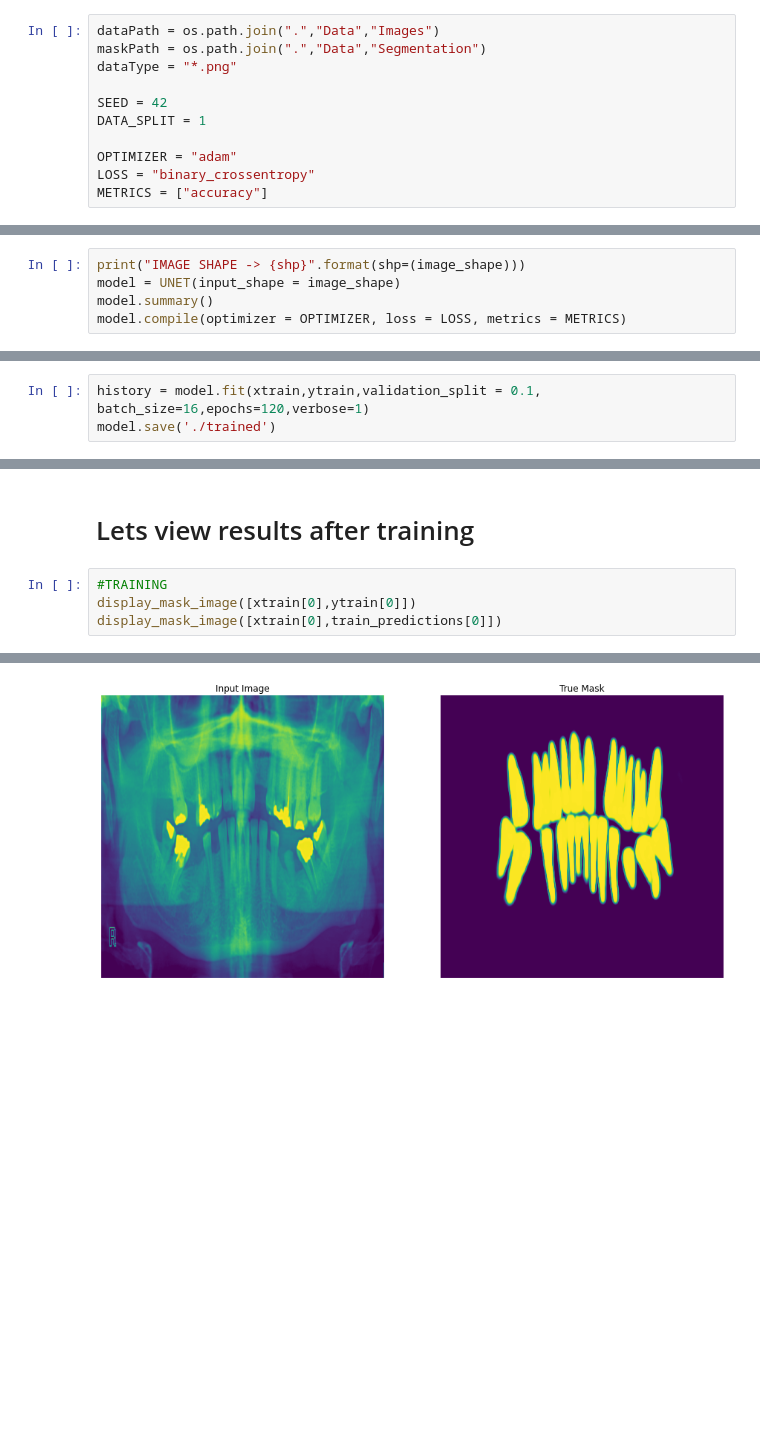
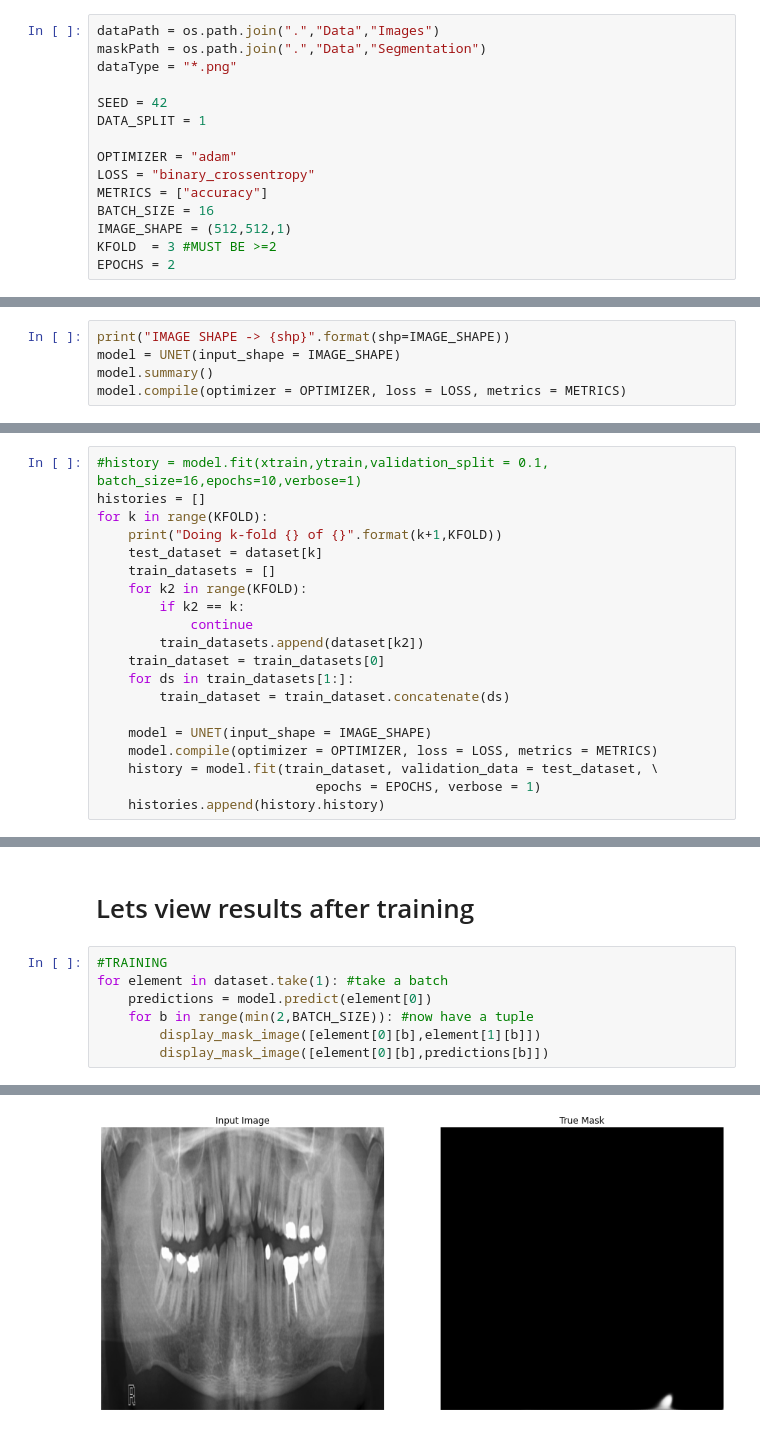
Before and after one commit to akurlej/DentalML, a Jupyter notebook: Example.ipynb, the cells around one changed output, grey strips where cells are left out. Drawn from its saved outputs; the diff is of its cells as text; blank space fills up the shorter version.

Commit message:
updates to training & image augmentation

```diff
--- a/Example.ipynb
+++ b/Example.ipynb
@@ -18,6 +18,10 @@ DATA_SPLIT = 1
 OPTIMIZER = "adam"
 LOSS = "binary_crossentropy"
 METRICS = ["accuracy"]
+BATCH_SIZE = 16
+IMAGE_SHAPE = (512,512,1)
+KFOLD  = 3 #MUST BE >=2
+EPOCHS = 2
 # %%
 if not os.path.isdir(dataPath) or not os.path.isdir(maskPath):
     #untar the data if it hasnt been
@@ -48,6 +53,6 @@ Metal device set to: Apple M1 Pro
 # %%
-print("IMAGE SHAPE -> {shp}".format(shp=(image_shape)))
-model = UNET(input_shape = image_shape)
+print("IMAGE SHAPE -> {shp}".format(shp=IMAGE_SHAPE))
+model = UNET(input_shape = IMAGE_SHAPE)
 model.summary()
 model.compile(optimizer = OPTIMIZER, loss = LOSS, metrics = METRICS)
 # %% [output]
@@ -69,6 +74,23 @@ Trainable params: 13,420,481
 Non-trainable params: 2,880
 __________________________________________________________________________________________________
 # %%
-history = model.fit(xtrain,ytrain,validation_split = 0.1, batch_size=16,epochs=120,verbose=1)
-model.save('./trained')
+#history = model.fit(xtrain,ytrain,validation_split = 0.1, batch_size=16,epochs=10,verbose=1)
+histories = []
+for k in range(KFOLD):
+    print("Doing k-fold {} of {}".format(k+1,KFOLD))
+    test_dataset = dataset[k]
+    train_datasets = []
+    for k2 in range(KFOLD):
+        if k2 == k:
+            continue
+        train_datasets.append(dataset[k2])
+    train_dataset = train_datasets[0]
+    for ds in train_datasets[1:]:
+        train_dataset = train_dataset.concatenate(ds)
+
+    model = UNET(input_shape = IMAGE_SHAPE)
+    model.compile(optimizer = OPTIMIZER, loss = LOSS, metrics = METRICS)
+    history = model.fit(train_dataset, validation_data = test_dataset, \
+                            epochs = EPOCHS, verbose = 1)
+    histories.append(history.history)
 # %% [output]
@@ -102,6 +148,9 @@ train_predictions = model.predict(xtrain[0:3])
 # Lets view results after training
 # %%
 #TRAINING
-display_mask_image([xtrain[0],ytrain[0]])
-display_mask_image([xtrain[0],train_predictions[0]])
+for element in dataset.take(1): #take a batch
+    predictions = model.predict(element[0])
+    for b in range(min(2,BATCH_SIZE)): #now have a tuple
+        display_mask_image([element[0][b],element[1][b]])
+        display_mask_image([element[0][b],predictions[b]])
 # %% [output]
@@ -109 +159 @@ display_mask_image([xtrain[0],train_predictions[0]])
-[figure, old version]
+[figure, new version]
```
Also changed, not shown: parts of 10 cells of this notebook, 1 other file.
